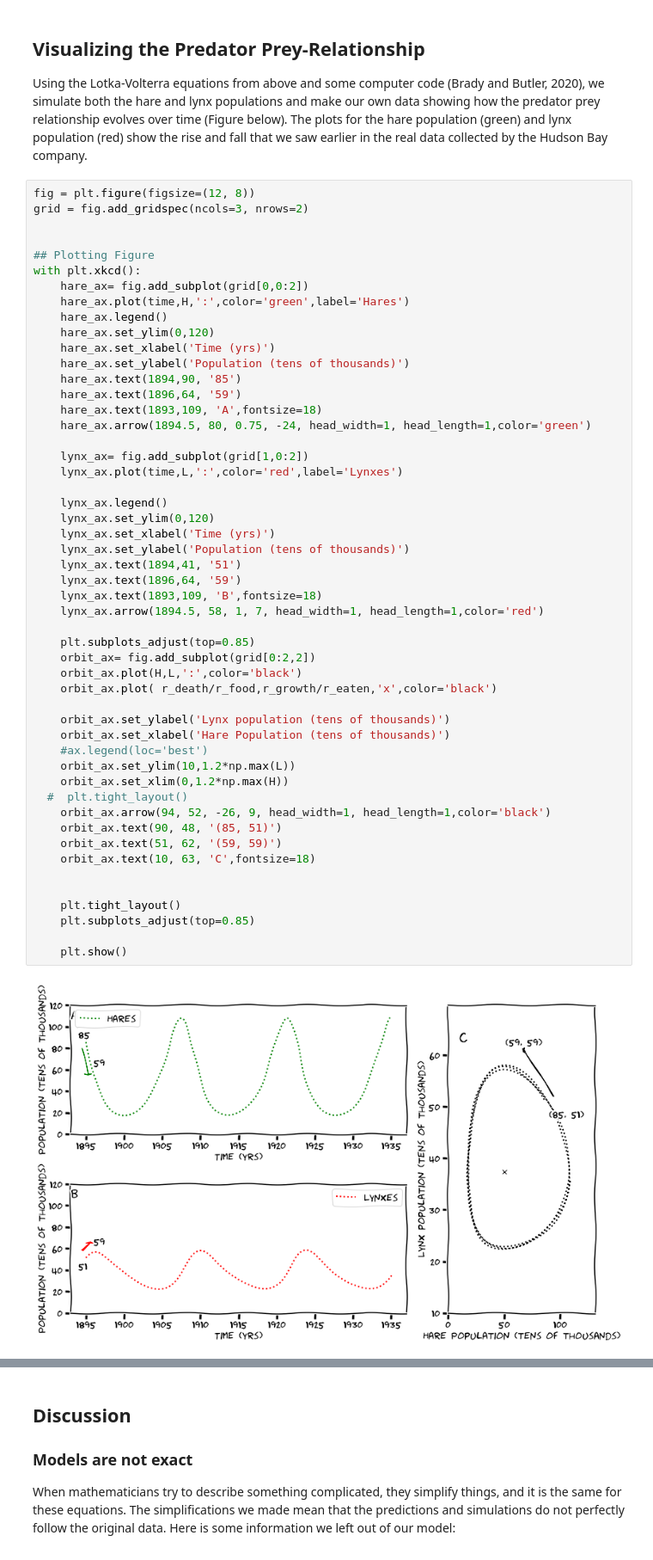
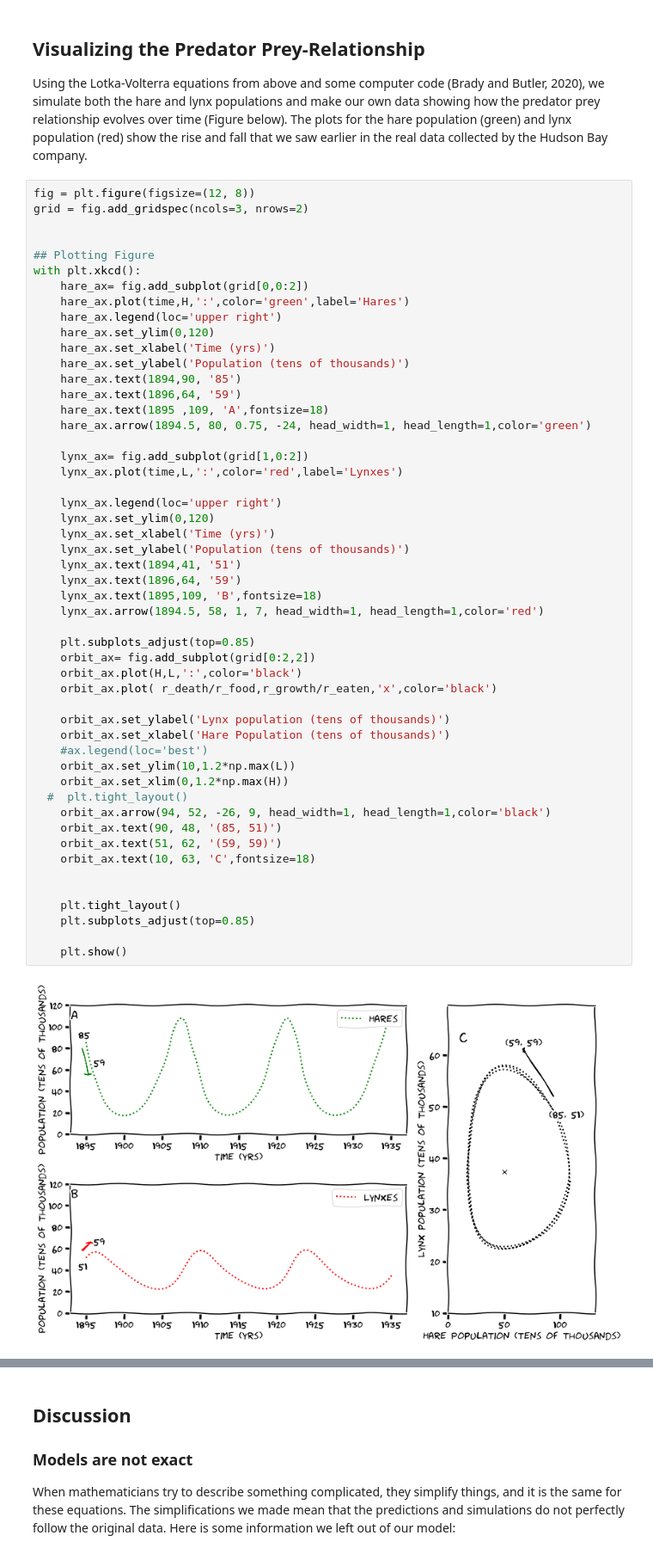
Before and after one commit to john-s-butler-dit/Predator-Prey-for-Young-Minds, a Jupyter notebook: Snow Hares and Lynxes Frontiers for Young Minds.ipynb, the cells around one changed output, grey strips where cells are left out. Shown at 86% size. Drawn from its saved outputs; the diff is of its cells as text.

```diff
--- a/Snow Hares and Lynxes Frontiers for Young Minds.ipynb
+++ b/Snow Hares and Lynxes Frontiers for Young Minds.ipynb
@@ -196,48 +199,48 @@ grid = fig.add_gridspec(ncols=3, nrows=2)
 with plt.xkcd():
     hare_ax= fig.add_subplot(grid[0,0:2])
     hare_ax.plot(time,H,':',color='green',label='Hares')
-    hare_ax.legend()
+    hare_ax.legend(loc='upper right')
     hare_ax.set_ylim(0,120)
     hare_ax.set_xlabel('Time (yrs)')
     hare_ax.set_ylabel('Population (tens of thousands)')
     hare_ax.text(1894,90, '85')
     hare_ax.text(1896,64, '59')
-    hare_ax.text(1893,109, 'A',fontsize=18)
+    hare_ax.text(1895 ,109, 'A',fontsize=18)
     hare_ax.arrow(1894.5, 80, 0.75, -24, head_width=1, head_length=1,color='green')
 
     lynx_ax= fig.add_subplot(grid[1,0:2])
     lynx_ax.plot(time,L,':',color='red',label='Lynxes')
 
-    lynx_ax.legend()
+    lynx_ax.legend(loc='upper right')
     lynx_ax.set_ylim(0,120)
     lynx_ax.set_xlabel('Time (yrs)')
     lynx_ax.set_ylabel('Population (tens of thousands)')
     lynx_ax.text(1894,41, '51')
     lynx_ax.text(1896,64, '59')
-    lynx_ax.text(1893,109, 'B',fontsize=18)
+    lynx_ax.text(1895,109, 'B',fontsize=18)
     lynx_ax.arrow(1894.5, 58, 1, 7, head_width=1, head_length=1,color='red')
 
     plt.subplots_adjust(top=0.85)
     orbit_ax= fig.add_subplot(grid[0:2,2])
     orbit_ax.plot(H,L,':',color='black')
     orbit_ax.plot( r_death/r_food,r_growth/r_eaten,'x',color='black')
 
     orbit_ax.set_ylabel('Lynx population (tens of thousands)')
     orbit_ax.set_xlabel('Hare Population (tens of thousands)')
     #ax.legend(loc='best')
     orbit_ax.set_ylim(10,1.2*np.max(L))
     orbit_ax.set_xlim(0,1.2*np.max(H))
   #  plt.tight_layout()
     orbit_ax.arrow(94, 52, -26, 9, head_width=1, head_length=1,color='black')
     orbit_ax.text(90, 48, '(85, 51)')
     orbit_ax.text(51, 62, '(59, 59)')
     orbit_ax.text(10, 63, 'C',fontsize=18)
 
 
     plt.tight_layout()
     plt.subplots_adjust(top=0.85)
 
     plt.show()
 # %% [output]
-[figure, old version]
+[figure, new version]
 # %% [markdown]
```
Also changed, not shown: parts of 7 cells of this notebook.
